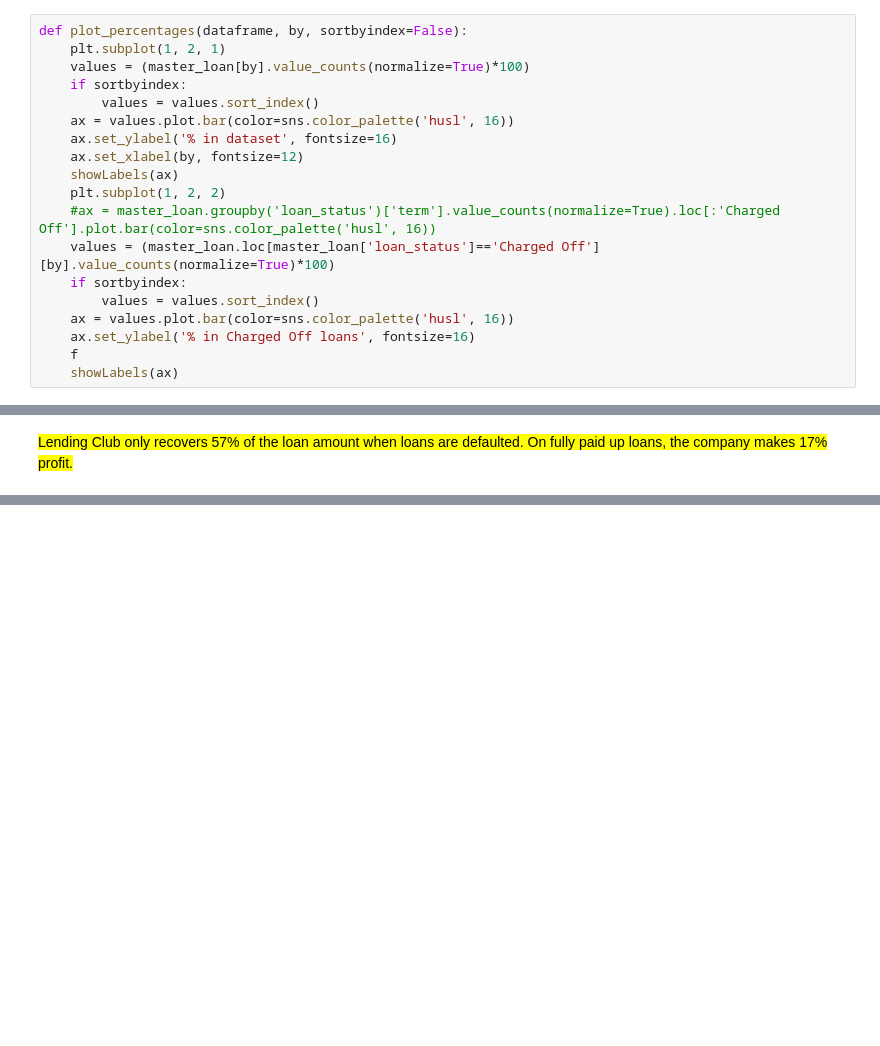
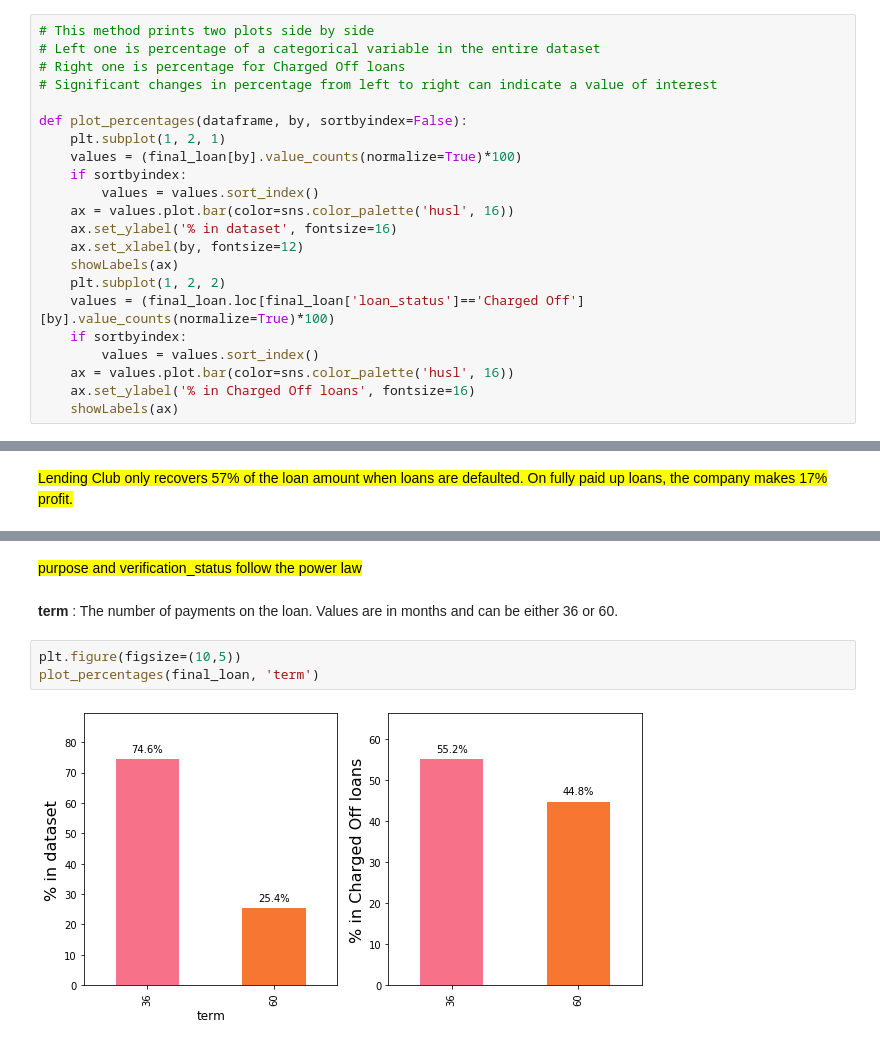
Before and after one commit to sinhaDroid/LendingClubData, a Jupyter notebook: Lending Club Case.ipynb, the cells around one changed output, grey strips where cells are left out. Saved outputs shown, nothing was run; the diff lists cells and outputs as text; blank space fills up the shorter version.

```diff
--- a/Lending Club Case.ipynb
+++ b/Lending Club Case.ipynb
@@ -644,9 +653,14 @@ def plot_distribution(dataframe, col):
     sns.boxplot(x=dataframe[col], y=dataframe['loan_status'], data=dataframe)
     plt.show()
 # %%
+# This method prints two plots side by side
+# Left one is percentage of a categorical variable in the entire dataset
+# Right one is percentage for Charged Off loans
+# Significant changes in percentage from left to right can indicate a value of interest
+
 def plot_percentages(dataframe, by, sortbyindex=False):
     plt.subplot(1, 2, 1)
-    values = (master_loan[by].value_counts(normalize=True)*100)
+    values = (final_loan[by].value_counts(normalize=True)*100)
     if sortbyindex:
         values = values.sort_index()
     ax = values.plot.bar(color=sns.color_palette('husl', 16))
@@ -654,12 +668,10 @@ def plot_percentages(dataframe, by, sortbyindex=False):
     ax.set_xlabel(by, fontsize=12)
     showLabels(ax)
     plt.subplot(1, 2, 2)
-    #ax = master_loan.groupby('loan_status')['term'].value_counts(normalize=True).loc[:'Charged Off'].plot.bar(color=sns.color_palette('husl', 16))
-    values = (master_loan.loc[master_loan['loan_status']=='Charged Off'][by].value_counts(normalize=True)*100)
+    values = (final_loan.loc[final_loan['loan_status']=='Charged Off'][by].value_counts(normalize=True)*100)
     if sortbyindex:
         values = values.sort_index()
     ax = values.plot.bar(color=sns.color_palette('husl', 16))
     ax.set_ylabel('% in Charged Off loans', fontsize=16)
-    f
     showLabels(ax)
 # %%
@@ -725,0 +781,9 @@ plotLoanStatus(master_loan, 'loan_amnt_bin')
+# %% [markdown]
+<mark>purpose and verification_status follow the power law</mark>
+# %% [markdown]
+**term** : The number of payments on the loan. Values are in months and can be either 36 or 60.
+# %%
+plt.figure(figsize=(10,5))
+plot_percentages(final_loan, 'term')
+# %% [output]
+[figure, added]
```
Also changed, not shown: parts of 60 cells of this notebook, 1 other file.
